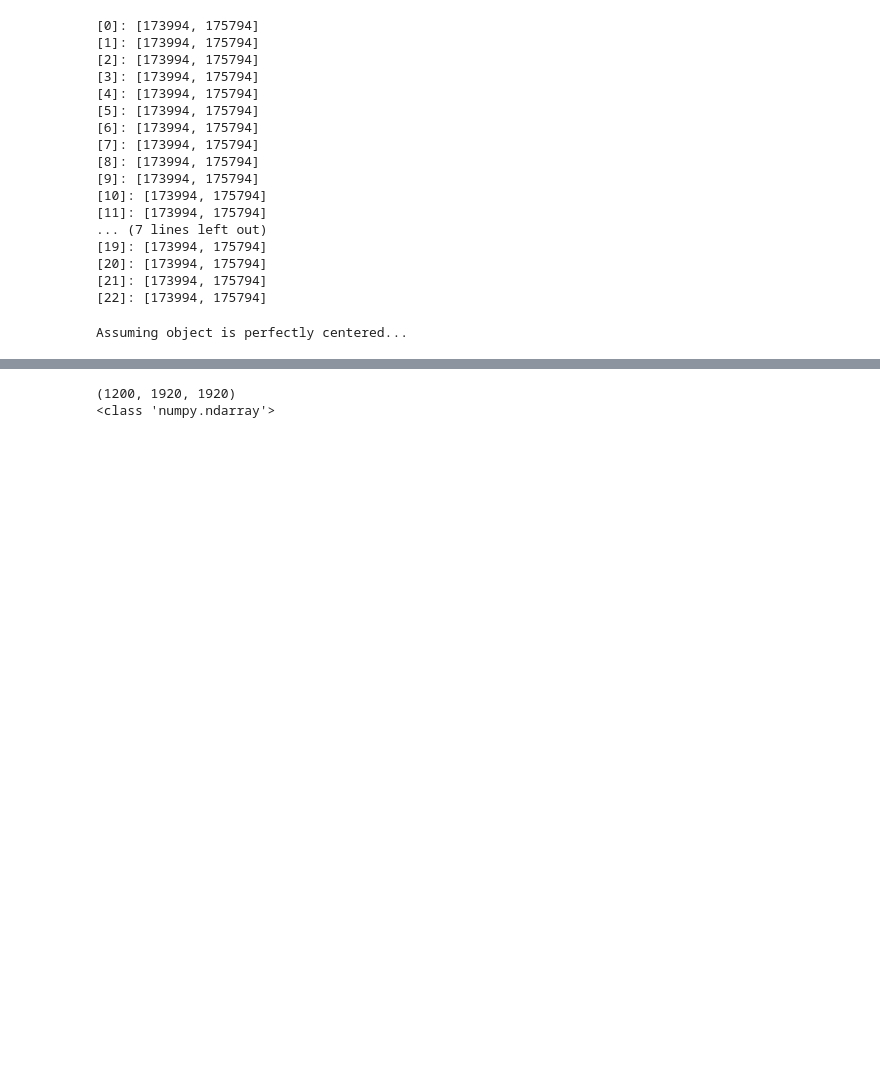
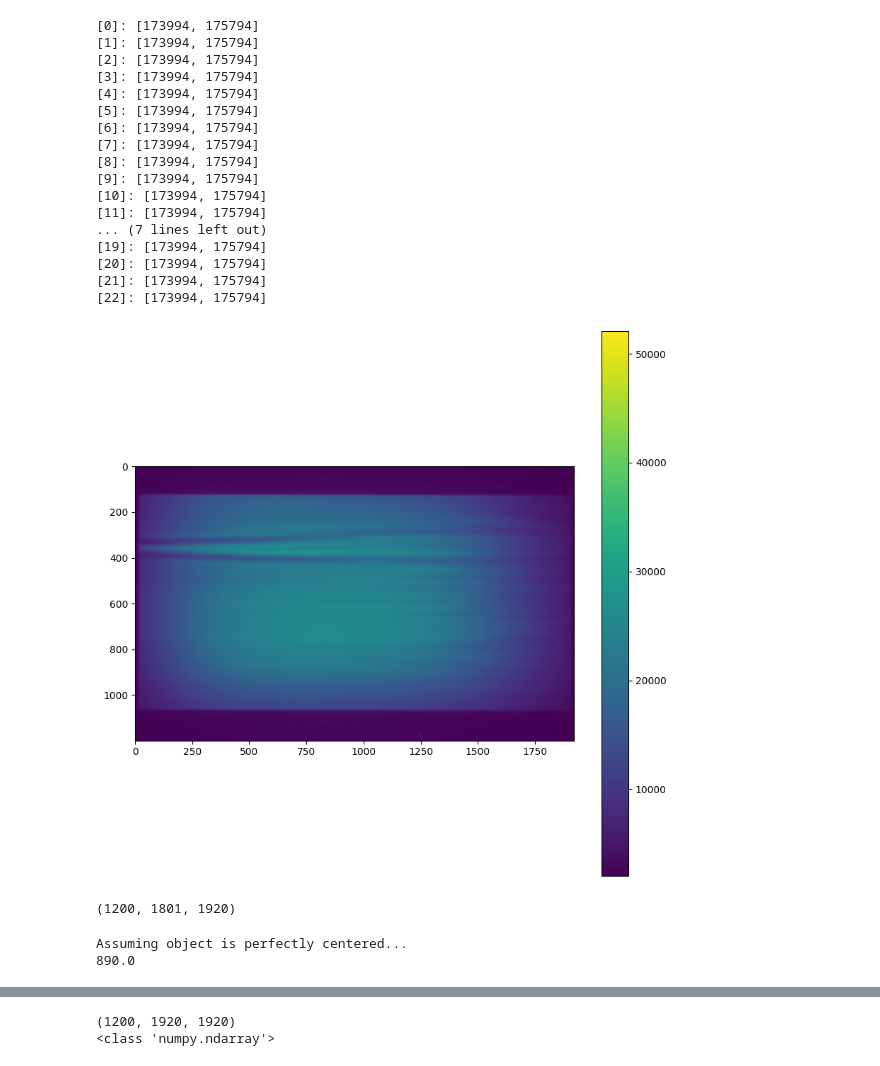
Before and after one commit to Linked-Liszt/1IDTomo2Mesh, a Jupyter notebook: coarse_mesh.ipynb, the cells around one changed output, grey strips where cells are left out. Cells and saved outputs as stored; diff of their text form; code cells hidden in the pictures; blank space fills up the shorter version.

```diff
--- a/coarse_mesh.ipynb
+++ b/coarse_mesh.ipynb
@@ -64,8 +64,26 @@ selected_scan = 20
 
 scan = scans[selected_scan]
 projs = nu.load_images(scan)
+# %%
+_ = nu.plot_proj(projs, 105)
+# %% [output]
+[figure, added]
+# %%
+print(projs.shape)
+# %% [output]
+(1200, 1801, 1920)
 # %%
-center = projs.shape[-1]/2.0 # assuming that object is perfectly centered
+# Reconstruction Parms
+# ds = downsampling factor
+pixel_ds = 2
+scan_ds = 2
+gpu_batch_size = 100
+
+center = projs.shape[-1] / 2.0# assuming that object is perfectly centered
 print('Assuming object is perfectly centered...')
+center = center
+center = center - 70
+print(center)
 # %% [output]
 Assuming object is perfectly centered...
+890.0
```
Also changed, not shown: parts of 4 cells of this notebook, 1 other file.
